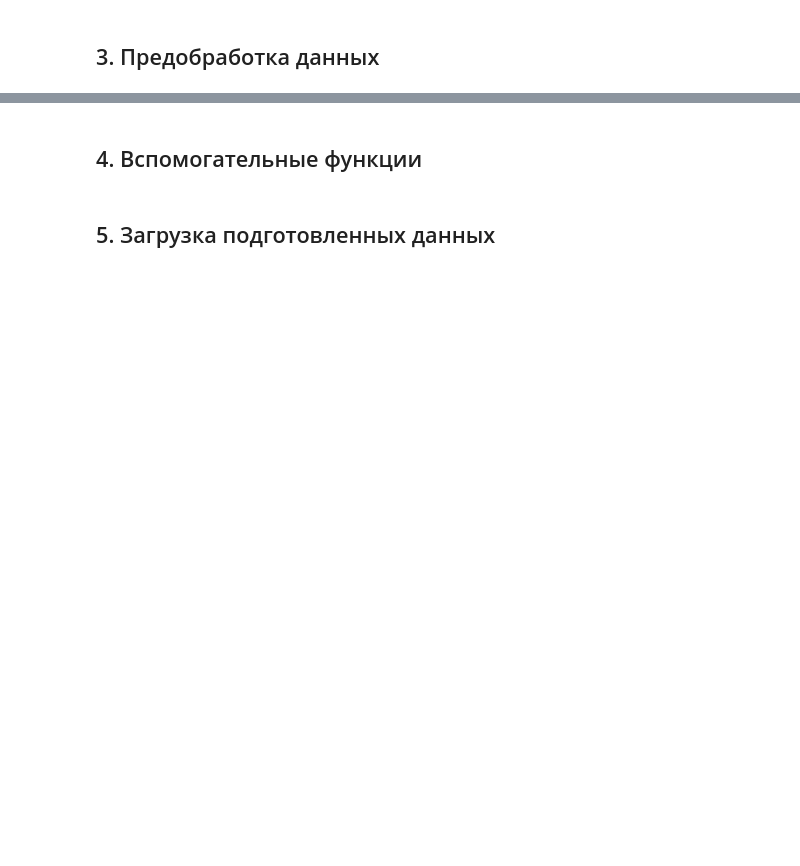
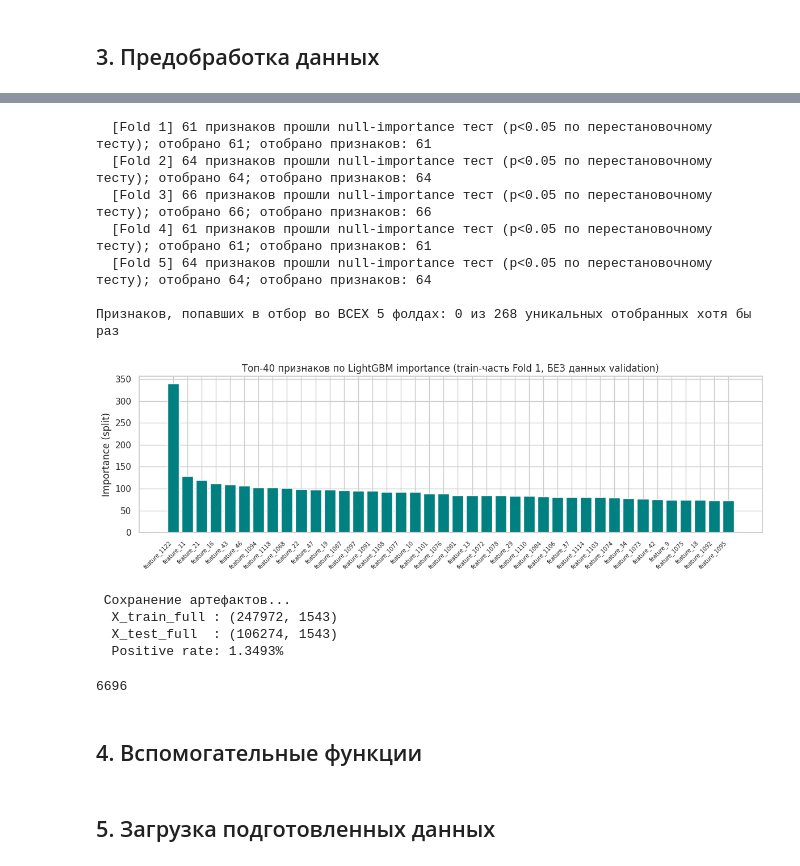
Before and after one commit to zhansluu/secret-action-prediction, a Jupyter notebook: solution.ipynb, the cells around one changed output, grey strips where cells are left out. Drawn from its saved outputs; the diff is of its cells as text; code cells hidden in the pictures; blank space fills up the shorter version.

```diff
--- a/solution.ipynb
+++ b/solution.ipynb
@@ -373,0 +346,13 @@ gc.collect()
+# %%
+if ckpt_exists("fold_splits"):
+    FOLD_SPLITS = ckpt_load("fold_splits")
+    print(f"Фолды загружены из чекпоинта: {len(FOLD_SPLITS)} шт.")
+else:
+    skf_global = StratifiedKFold(n_splits=N_FOLDS, shuffle=True, random_state=RANDOM_STATE)
+    FOLD_SPLITS = [(tr.astype(np.int64), val.astype(np.int64))
+                   for tr, val in skf_global.split(X_raw, y_raw)]
+    ckpt_save("fold_splits", FOLD_SPLITS)
+    print(f"Фолды посчитаны и сохранены: {len(FOLD_SPLITS)} шт.")
+
+for i, (tr, val) in enumerate(FOLD_SPLITS):
+    print(f"  Fold {i+1}: train={len(tr):,}  val={len(val):,}  pos_val={int(y_raw[val].sum())}")
@@ -374,2 +421,60 @@ gc.collect()
+# %%
+fold_features = {}
+for fold, (tr, val) in enumerate(FOLD_SPLITS):
+    fold_features[fold] = select_features_for_fold(X_raw.iloc[tr], y_raw[tr], fold)
+
+all_sets = [set(fold_features[f]["top_features"]) for f in range(N_FOLDS)]
+stable = set.intersection(*all_sets)
+print(f"\nПризнаков, попавших в отбор во ВСЕХ {N_FOLDS} фолдах: {len(stable)} "
+      f"из {len(set.union(*all_sets))} уникальных отобранных хотя бы раз")
+
+fig, ax = plt.subplots(figsize=(12, 4))
+top_plot = fold_features[0]["importances"].sort_values(ascending=False).head(40)
+ax.bar(range(40), top_plot.values, color="teal")
+ax.set_xticks(range(40)); ax.set_xticklabels(top_plot.index, rotation=45, ha="right", fontsize=7)
+ax.set_title("Топ-40 признаков по LightGBM importance (train-часть Fold 1, БЕЗ данных validation)")
+ax.set_ylabel("Importance (split)")
+plt.tight_layout(); plt.show()
+# %% [output]
+  [Fold 1] 61 признаков прошли null-importance тест (p<0.05 по перестановочному тесту); отобрано 61; отобрано признаков: 61
+  [Fold 2] 64 признаков прошли null-importance тест (p<0.05 по перестановочному тесту); отобрано 64; отобрано признаков: 64
+  [Fold 3] 66 признаков прошли null-importance тест (p<0.05 по перестановочному тесту); отобрано 66; отобрано признаков: 66
+  [Fold 4] 61 признаков прошли null-importance тест (p<0.05 по перестановочному тесту); отобрано 61; отобрано признаков: 61
+  [Fold 5] 64 признаков прошли null-importance тест (p<0.05 по перестановочному тесту); отобрано 64; отобрано признаков: 64
+
+Признаков, попавших в отбор во ВСЕХ 5 фолдах: 0 из 268 уникальных отобранных хотя бы раз
+[figure, added]
+# %%
+print(" Сохранение артефактов...")
+X_raw.to_pickle(f"{ARTIFACT_DIR}/X_train_full.pkl")
+Xt_raw.to_pickle(f"{ARTIFACT_DIR}/X_test_full.pkl")
+pd.Series(y_raw).to_pickle(f"{ARTIFACT_DIR}/y_train.pkl")
+with open(f"{ARTIFACT_DIR}/fold_features.pkl", "wb") as f:
+    pickle.dump(fold_features, f)
+
+y_raw_i = y_raw
+pos = int(y_raw_i.sum()); neg = int((y_raw_i == 0).sum())
+scale_pos_weight_global = neg / pos   # справочно; в обучении моделей используем per-fold расчёт
+
+meta = dict(
+    n_train=len(X_raw), n_test=len(Xt_raw),
+    n_features_raw=X_raw.shape[1],
+    sentinel_cols=sentinel_cols,
+    positive_rate=float(y_raw_i.mean()), scale_pos_weight_global=scale_pos_weight_global,
+)
+with open(f"{ARTIFACT_DIR}/meta.pkl", "wb") as f:
+    pickle.dump(meta, f)
+
+print(f"  X_train_full : {X_raw.shape}")
+print(f"  X_test_full  : {Xt_raw.shape}")
+print(f"  Positive rate: {y_raw_i.mean():.4%}")
+del train_raw, test_raw
+gc.collect()
+# %% [output]
+ Сохранение артефактов...
+  X_train_full : (247972, 1543)
+  X_test_full  : (106274, 1543)
+  Positive rate: 1.3493%
+6696
 # %% [markdown]
 ## 4. Вспомогательные функции
```
Also changed, not shown: parts of 69 cells of this notebook.
